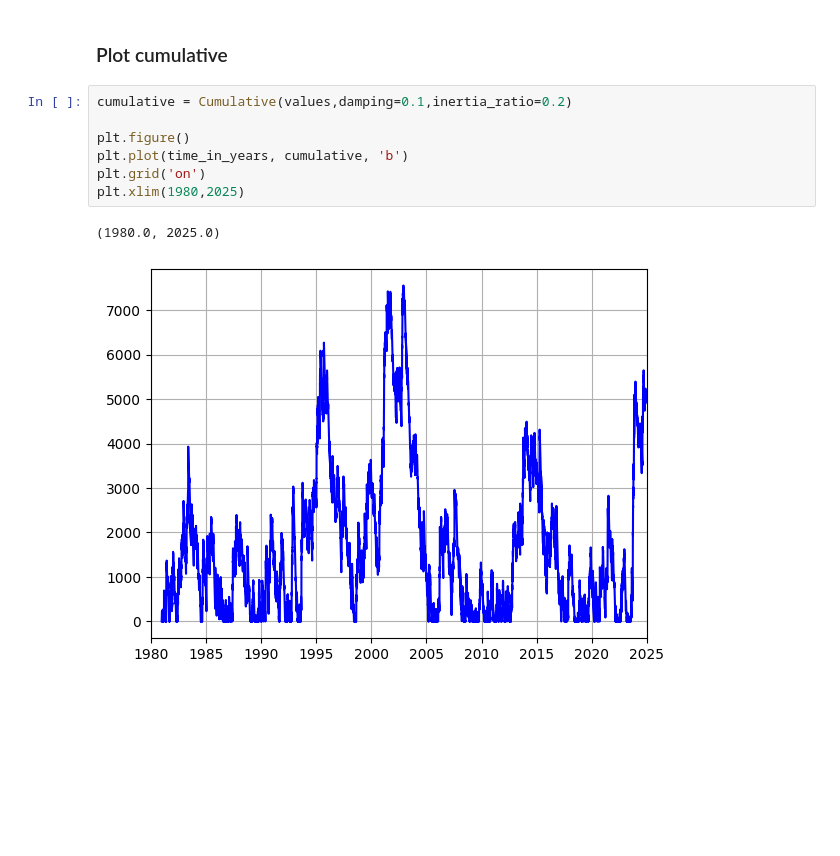
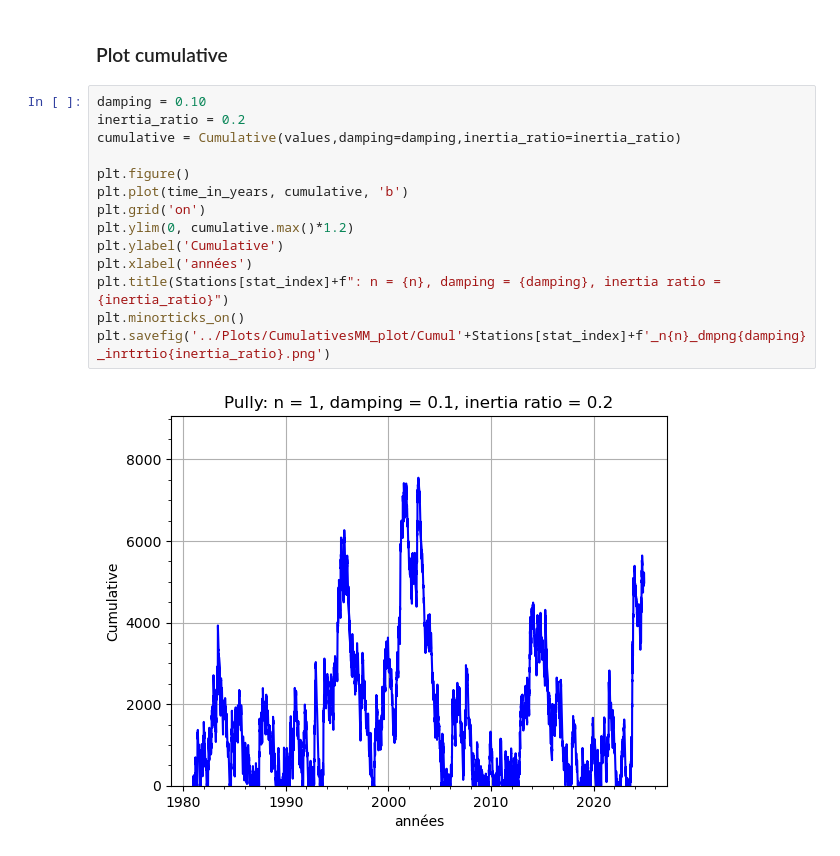
Before and after one commit to Eugnmttx/RainAnalysis, a Jupyter notebook: Version2/Cumulative_and_MM.ipynb, the cells around one changed output. Drawn from its saved outputs; the diff is of its cells as text; blank space fills up the shorter version.

```diff
--- a/Version2/Cumulative_and_MM.ipynb
+++ b/Version2/Cumulative_and_MM.ipynb
@@ -97,13 +101,19 @@ def Cumulative(time_serie, damping, inertia_ratio=0):
     return cumulative
 # %% [markdown]
 ### Plot cumulative
-# %%
-cumulative = Cumulative(values,damping=0.1,inertia_ratio=0.2)
-
-plt.figure()
-plt.plot(time_in_years, cumulative, 'b')
-plt.grid('on')
-plt.xlim(1980,2025)
-# %% [output]
-(1980.0, 2025.0)
-[figure, removed]
+# %%
+damping = 0.10
+inertia_ratio = 0.2
+cumulative = Cumulative(values,damping=damping,inertia_ratio=inertia_ratio)
+
+plt.figure()
+plt.plot(time_in_years, cumulative, 'b')
+plt.grid('on')
+plt.ylim(0, cumulative.max()*1.2)
+plt.ylabel('Cumulative')
+plt.xlabel('années')
+plt.title(Stations[stat_index]+f": n = {n}, damping = {damping}, inertia ratio = {inertia_ratio}")
+plt.minorticks_on()
+plt.savefig('../Plots/CumulativesMM_plot/Cumul'+Stations[stat_index]+f'_n{n}_dmpng{damping}_inrtrtio{inertia_ratio}.png')
+# %% [output]
+[figure, added]
```
Also changed, not shown: parts of 2 cells of this notebook.
